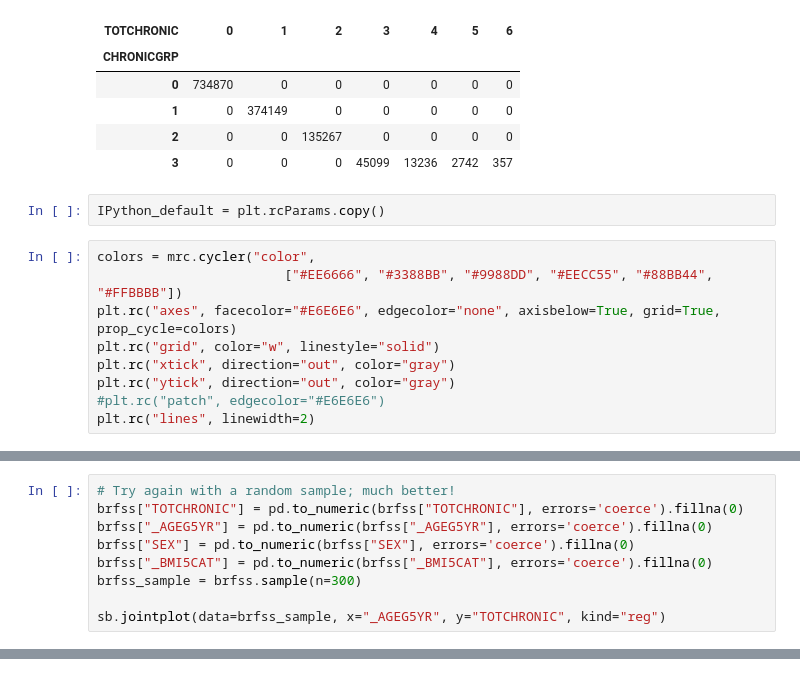
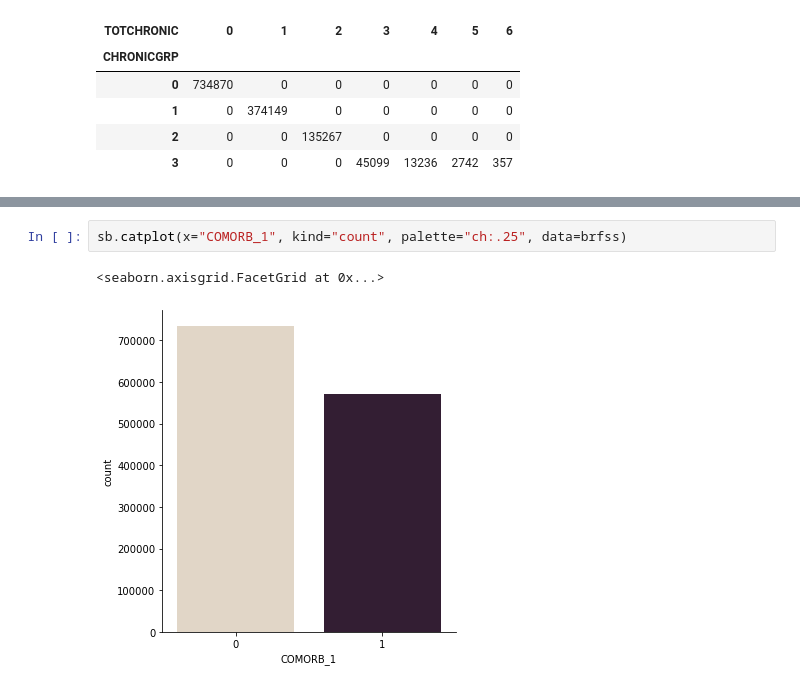
Before and after one commit to krashr-ds/python, a Jupyter notebook: BRFSS Explore.ipynb, the cells around one changed output, grey strips where cells are left out. Saved outputs shown, nothing was run; the diff lists cells and outputs as text.

Commit message:
Exploratory graphs: HDS 805 Assignment 1

```diff
--- a/BRFSS Explore.ipynb
+++ b/BRFSS Explore.ipynb
@@ -46,14 +46,3 @@ pd.crosstab(brfss["CHRONICGRP"], brfss["TOTCHRONIC"])
 | 1 | 0 | 374149 | 0 | 0 | 0 | 0 | 0 |
 | 2 | 0 | 0 | 135267 | 0 | 0 | 0 | 0 |
 | 3 | 0 | 0 | 0 | 45099 | 13236 | 2742 | 357 |
-# %%
-IPython_default = plt.rcParams.copy()
-# %%
-colors = mrc.cycler("color",
-                        ["#EE6666", "#3388BB", "#9988DD", "#EECC55", "#88BB44", "#FFBBBB"])
-plt.rc("axes", facecolor="#E6E6E6", edgecolor="none", axisbelow=True, grid=True, prop_cycle=colors)
-plt.rc("grid", color="w", linestyle="solid")
-plt.rc("xtick", direction="out", color="gray")
-plt.rc("ytick", direction="out", color="gray")
-#plt.rc("patch", edgecolor="#E6E6E6")
-plt.rc("lines", linewidth=2)
@@ -115,9 +48,0 @@ brfss["YEAR"].value_counts().plot(kind = 'bar')
-# %%
-# Try again with a random sample; much better!
-brfss["TOTCHRONIC"] = pd.to_numeric(brfss["TOTCHRONIC"], errors='coerce').fillna(0)
-brfss["_AGEG5YR"] = pd.to_numeric(brfss["_AGEG5YR"], errors='coerce').fillna(0)
-brfss["SEX"] = pd.to_numeric(brfss["SEX"], errors='coerce').fillna(0)
-brfss["_BMI5CAT"] = pd.to_numeric(brfss["_BMI5CAT"], errors='coerce').fillna(0)
-brfss_sample = brfss.sample(n=300)
-
-sb.jointplot(data=brfss_sample, x="_AGEG5YR", y="TOTCHRONIC", kind="reg")
@@ -308,0 +49,5 @@ sb.pairplot(brfss_s, hue="B_DIABETE", height=2.5)
+# %%
+sb.catplot(x="COMORB_1", kind="count", palette="ch:.25", data=brfss)
+# %% [output]
+<seaborn.axisgrid.FacetGrid at 0x...>
+[figure, added]
```
Also changed, not shown: parts of 52 cells of this notebook.
